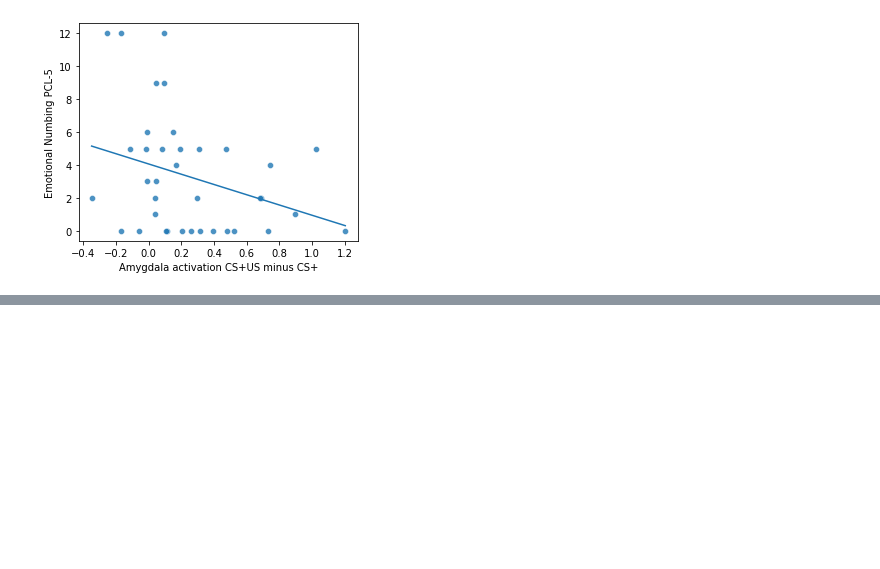
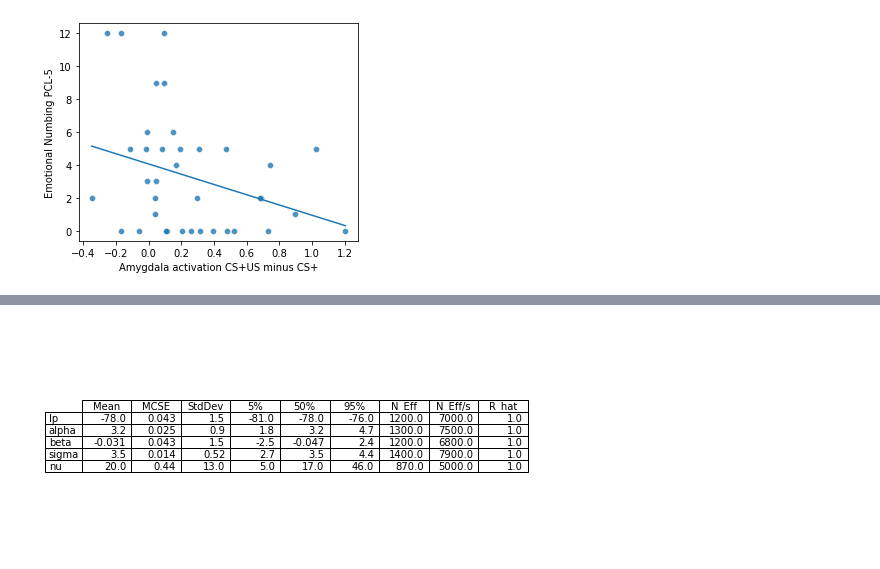
Before and after one commit to LevyDecisionNeuroLab/SIA_PTSD, a Jupyter notebook: firstDay_amygdalaDuringUS2.ipynb, the cells around one changed output, grey strips where cells are left out. Saved outputs shown, nothing was run; the diff lists cells and outputs as text; code cells hidden in the pictures; blank space fills up the shorter version.

Commit message:
Fixed small issue, added export summary table as png

```diff
--- a/firstDay_amygdalaDuringUS2.ipynb
+++ b/firstDay_amygdalaDuringUS2.ipynb
@@ -381,0 +400,13 @@ plt.savefig('RCF_robustRegression.png', dpi=300, bbox_inches="tight")
+# %%
+## Create a table
+df_fit = fit_robust_reg.summary()
+plt.rcParams["figure.figsize"] = [8, 4]
+fig, ax =plt.subplots(1,1)
+ax.axis('tight')
+ax.axis('off')
+the_table = ax.table(cellText=df_fit.values,colLabels=df_fit.columns,
+         rowLabels=["lp_","alpha","beta", "sigma", "nu"],loc="center")
+the_table.auto_set_font_size(False)
+the_table.set_fontsize(10)
+# %% [output]
+[figure, added]
```
Also changed, not shown: parts of 14 cells of this notebook, 2 other files.
